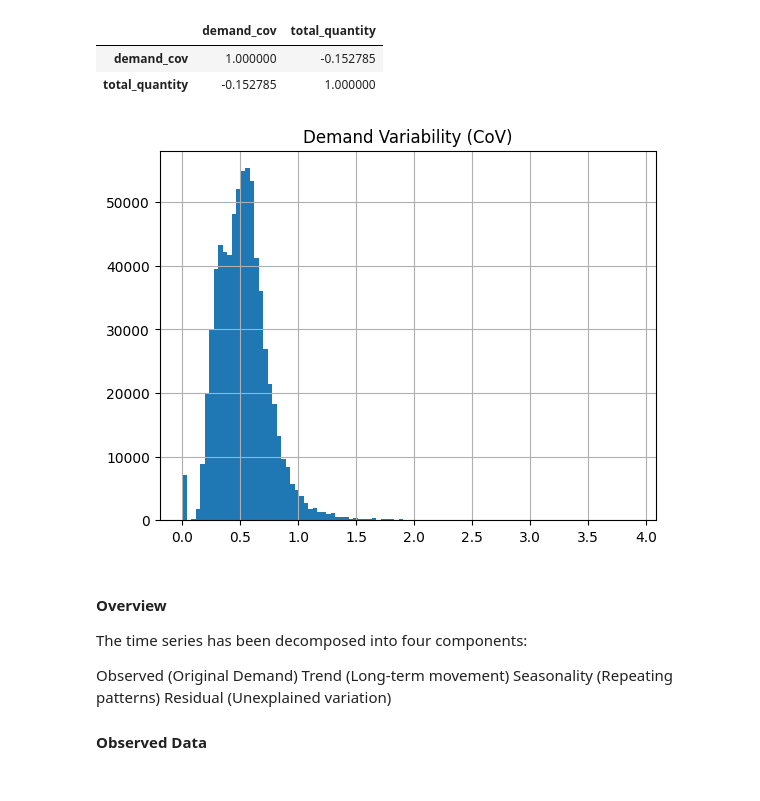
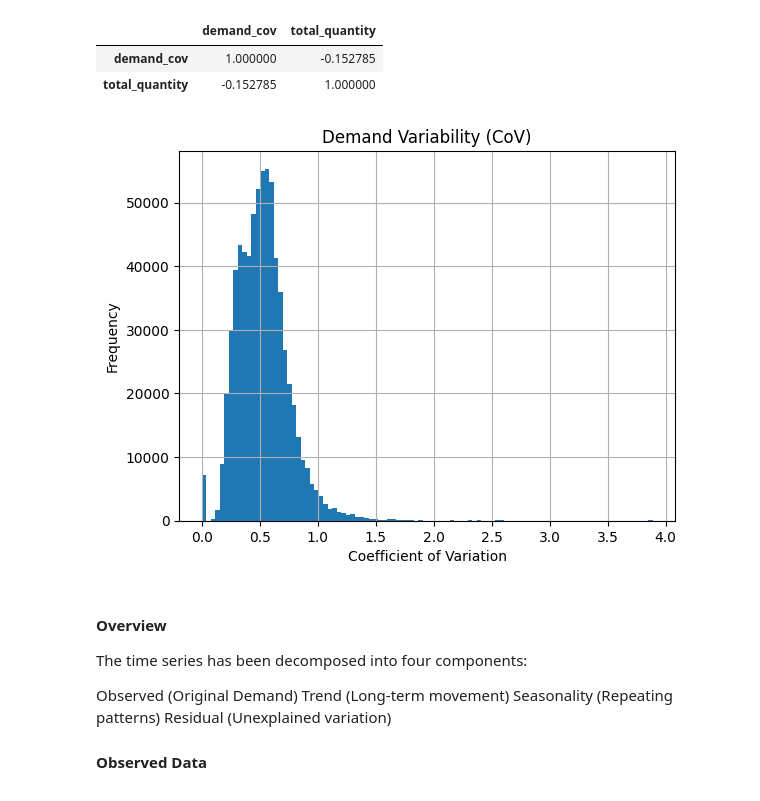
Before and after one commit to irfan-mohamed/demand-intelligence-system, a Jupyter notebook: notebooks/demand_forecasting_eda.ipynb, the cells around one changed output. Saved outputs shown, nothing was run; the diff lists cells and outputs as text; code cells hidden in the pictures.

```diff
--- a/notebooks/demand_forecasting_eda.ipynb
+++ b/notebooks/demand_forecasting_eda.ipynb
@@ -299,9 +313,11 @@ feature[['demand_cov','total_quantity']].corr()
 # %%
 feature['demand_cov'].hist(bins=100)
 plt.title("Demand Variability (CoV)")
+plt.xlabel("Coefficient of Variation")
+plt.ylabel("Frequency")
 plt.show()
 # %% [output]
-[figure, old version]
+[figure, new version]
 # %% [markdown]
 #### Overview
 
```
Also changed, not shown: parts of 6 cells of this notebook, 4 other files.
